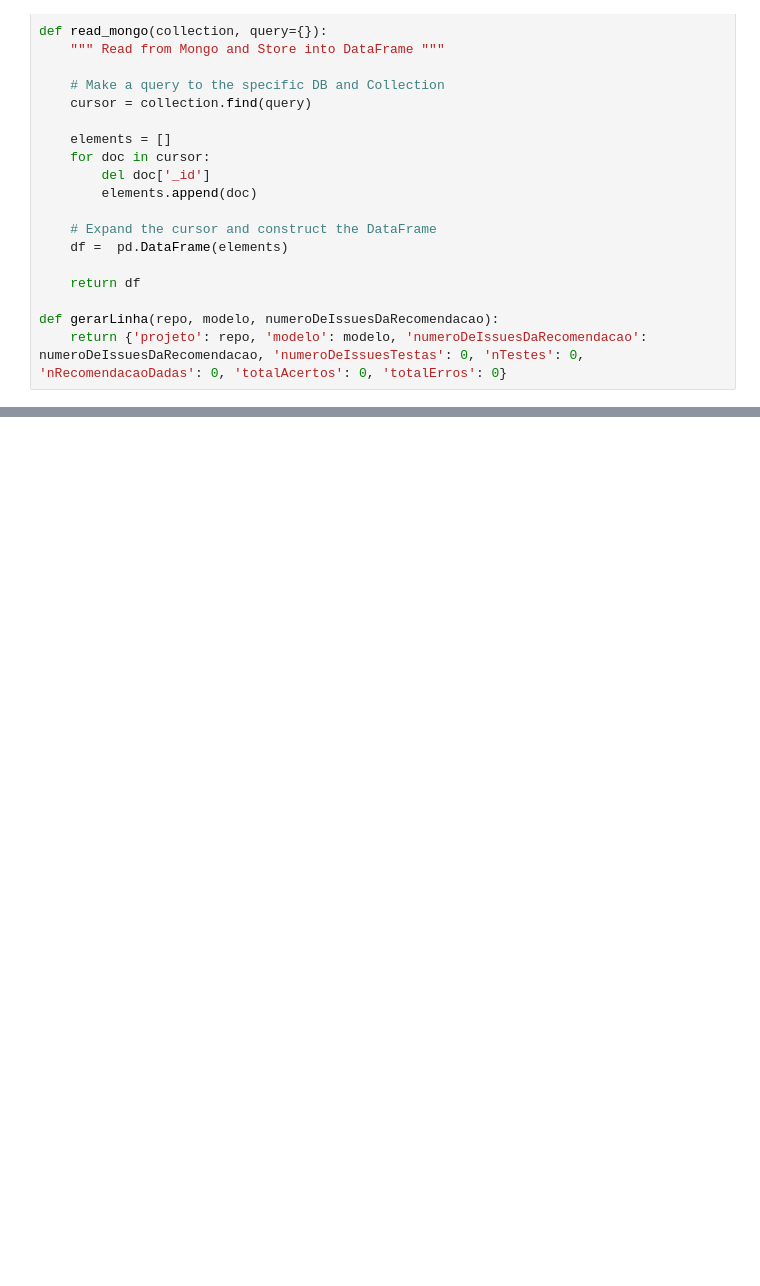
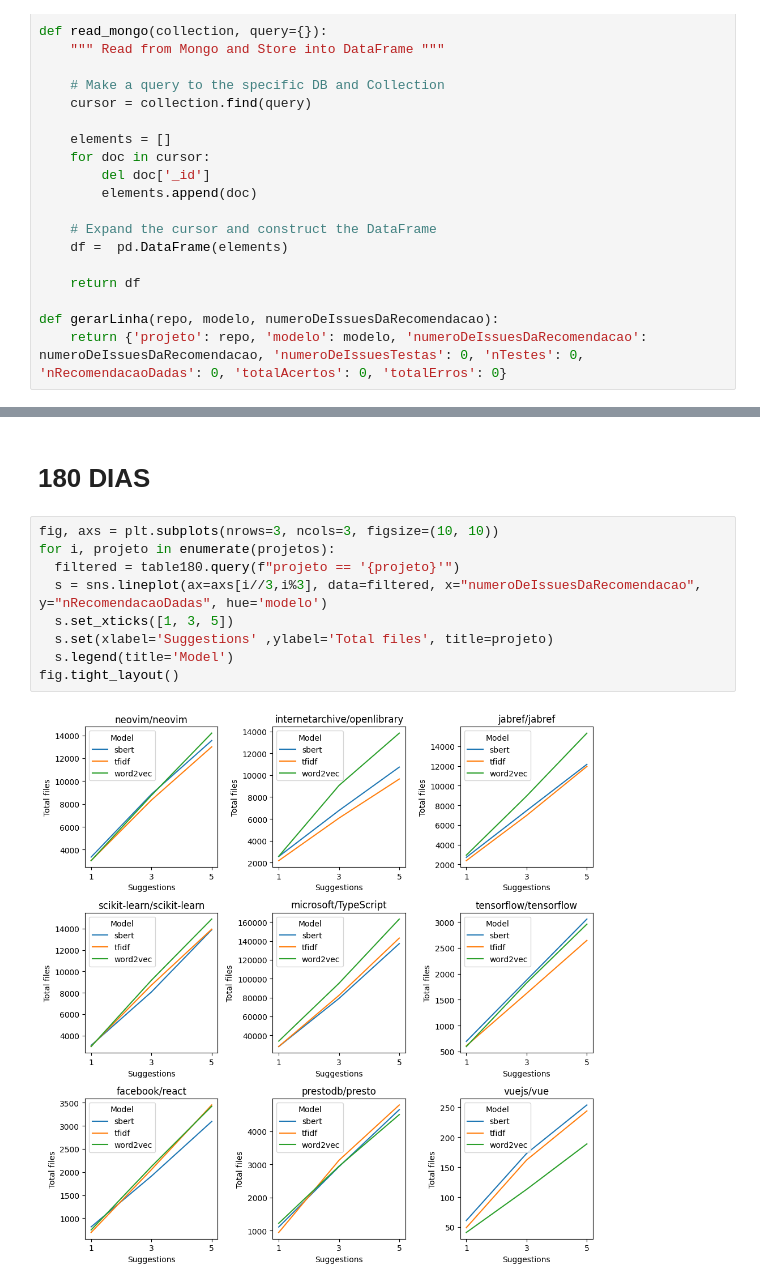
Before and after one commit to getuliobr/AutoLabellerEvaluator, a Jupyter notebook: tabela.ipynb, the cells around one changed output, grey strips where cells are left out. Saved outputs shown, nothing was run; the diff lists cells and outputs as text; blank space fills up the shorter version.

```diff
--- a/tabela.ipynb
+++ b/tabela.ipynb
@@ -180,0 +316,13 @@ table
+# %% [markdown]
+# 180 DIAS
+# %%
+fig, axs = plt.subplots(nrows=3, ncols=3, figsize=(10, 10))
+for i, projeto in enumerate(projetos):
+  filtered = table180.query(f"projeto == '{projeto}'")
+  s = sns.lineplot(ax=axs[i//3,i%3], data=filtered, x="numeroDeIssuesDaRecomendacao", y="nRecomendacaoDadas", hue='modelo')
+  s.set_xticks([1, 3, 5])
+  s.set(xlabel='Suggestions' ,ylabel='Total files', title=projeto)
+  s.legend(title='Model')
+fig.tight_layout()
+# %% [output]
+[figure, added]
```
Also changed, not shown: parts of 17 cells of this notebook.
